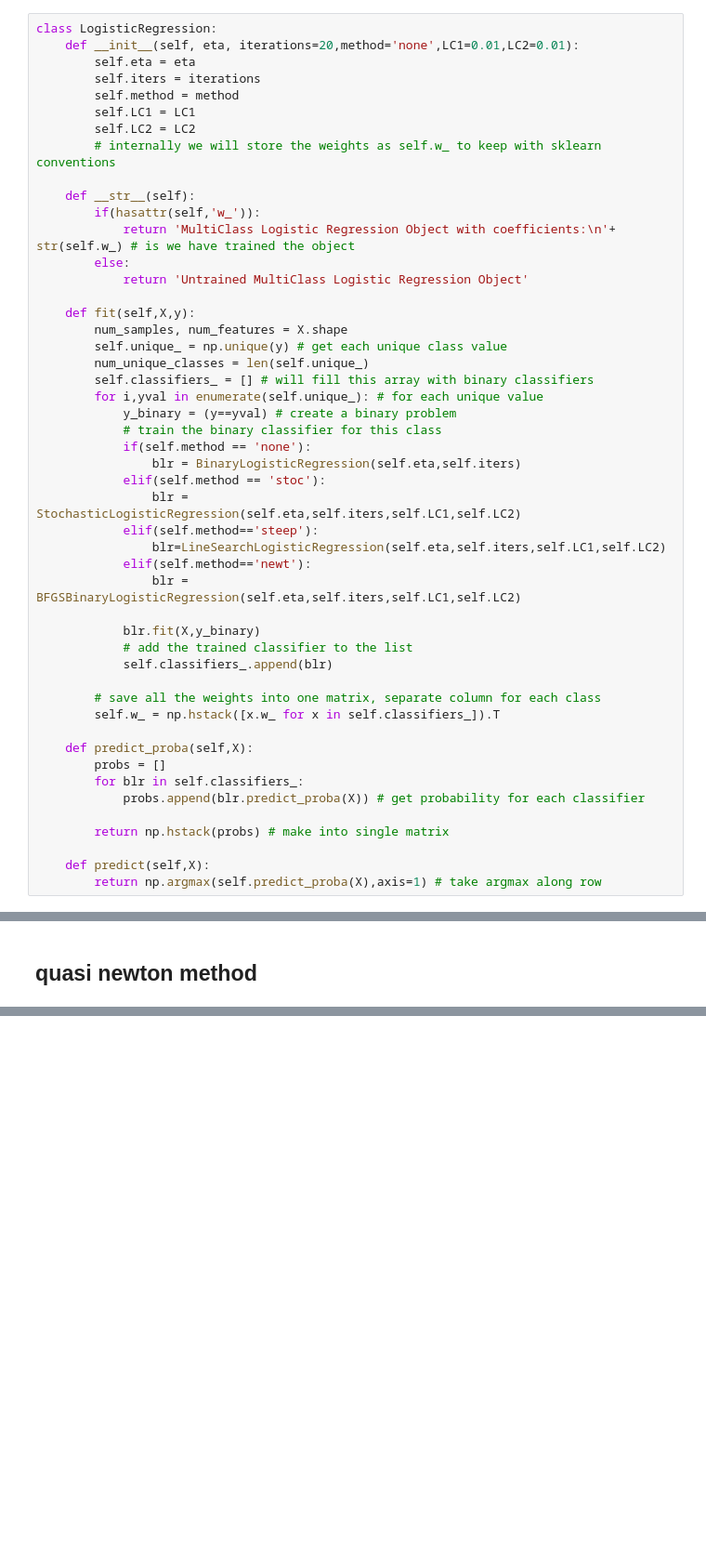
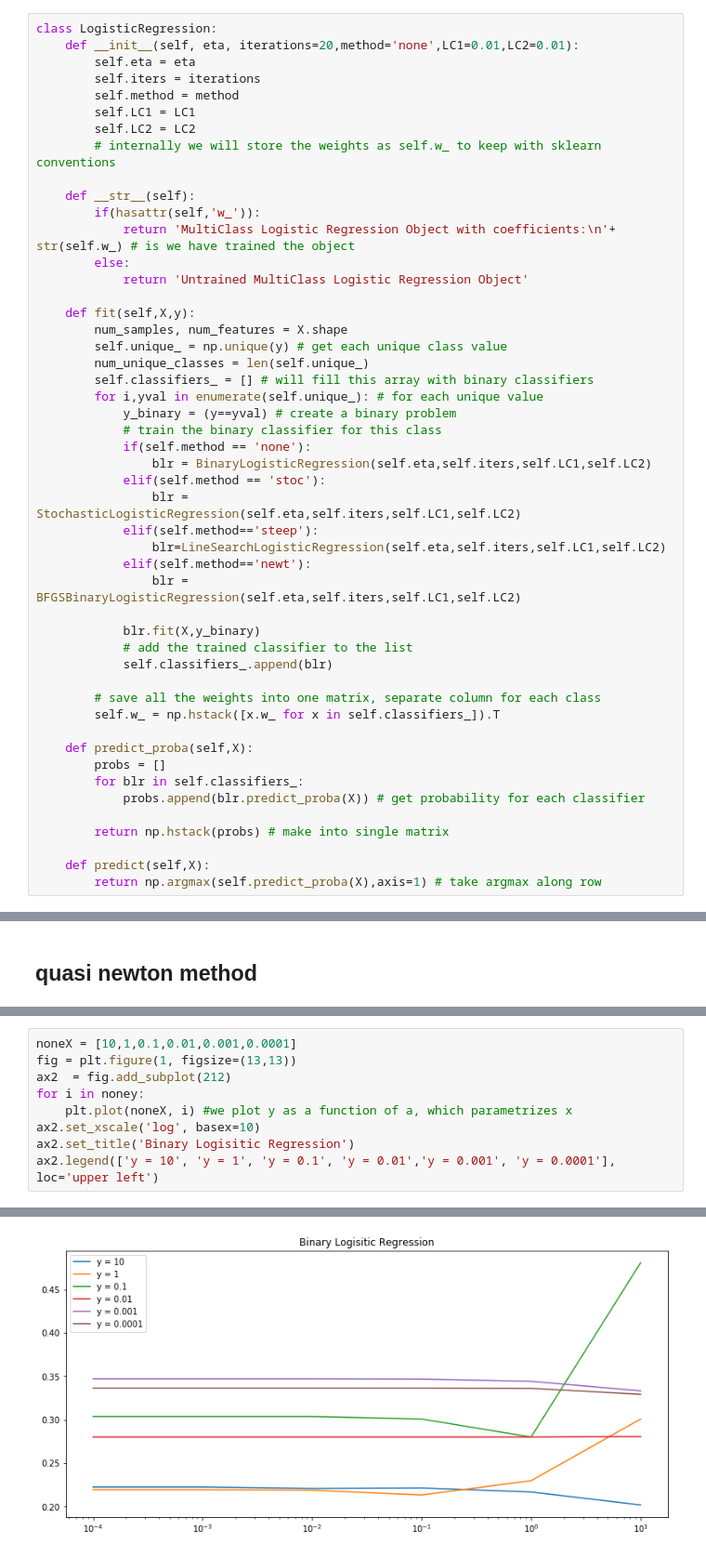
Before and after one commit to l1onh3art88/ml-lab2, a Jupyter notebook: lab3/lab3.ipynb, the cells around one changed output, grey strips where cells are left out. Shown at 93% size. Saved outputs shown, nothing was run; the diff lists cells and outputs as text; blank space fills up the shorter version.

Commit message:
adding charts

```diff
--- a/lab3/lab3.ipynb
+++ b/lab3/lab3.ipynb
@@ -539,7 +541,7 @@ class LogisticRegression:
             y_binary = (y==yval) # create a binary problem
             # train the binary classifier for this class
             if(self.method == 'none'):
-                blr = BinaryLogisticRegression(self.eta,self.iters)
+                blr = BinaryLogisticRegression(self.eta,self.iters,self.LC1,self.LC2)
             elif(self.method == 'stoc'):
                 blr = StochasticLogisticRegression(self.eta,self.iters,self.LC1,self.LC2)
             elif(self.method=='steep'):
@@ -614,0 +675,10 @@ Accuracy of:  0.2799194476409666
+# %%
+noneX = [10,1,0.1,0.01,0.001,0.0001]
+fig = plt.figure(1, figsize=(13,13))
+ax2  = fig.add_subplot(212)
+for i in noney:
+    plt.plot(noneX, i) #we plot y as a function of a, which parametrizes x
+ax2.set_xscale('log', basex=10)
+ax2.set_title('Binary Logisitic Regression')
+ax2.legend(['y = 10', 'y = 1', 'y = 0.1', 'y = 0.01','y = 0.001', 'y = 0.0001'], loc='upper left')
+# %% [output]
@@ -614,0 +686 @@ Accuracy of:  0.2799194476409666
+[figure, added]
```
Also changed, not shown: parts of 20 cells of this notebook.
